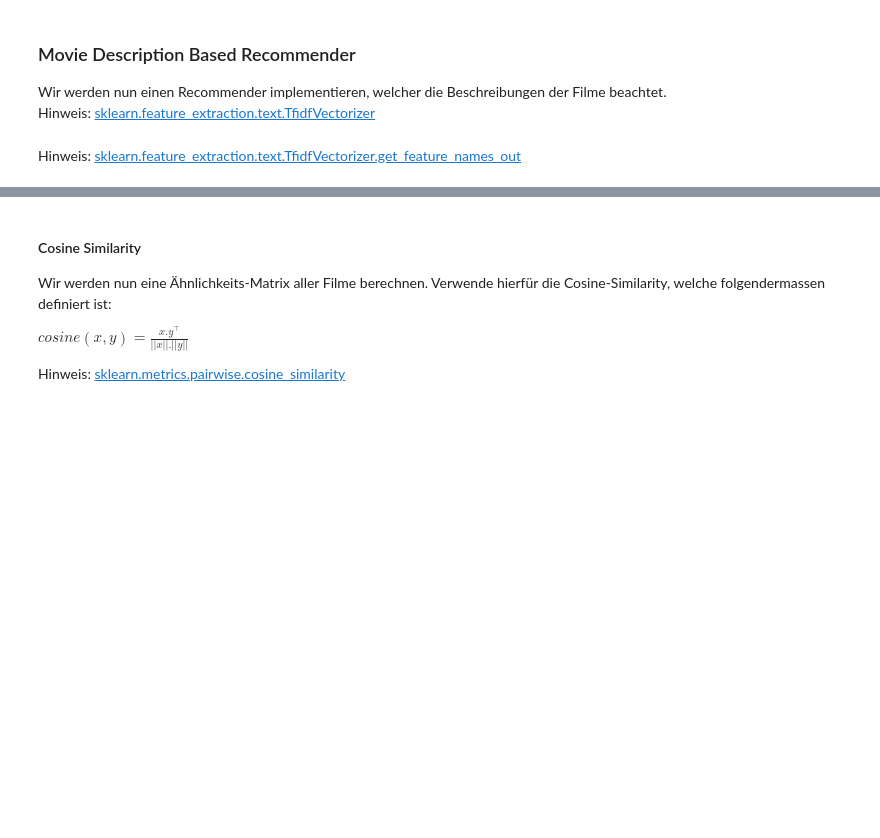
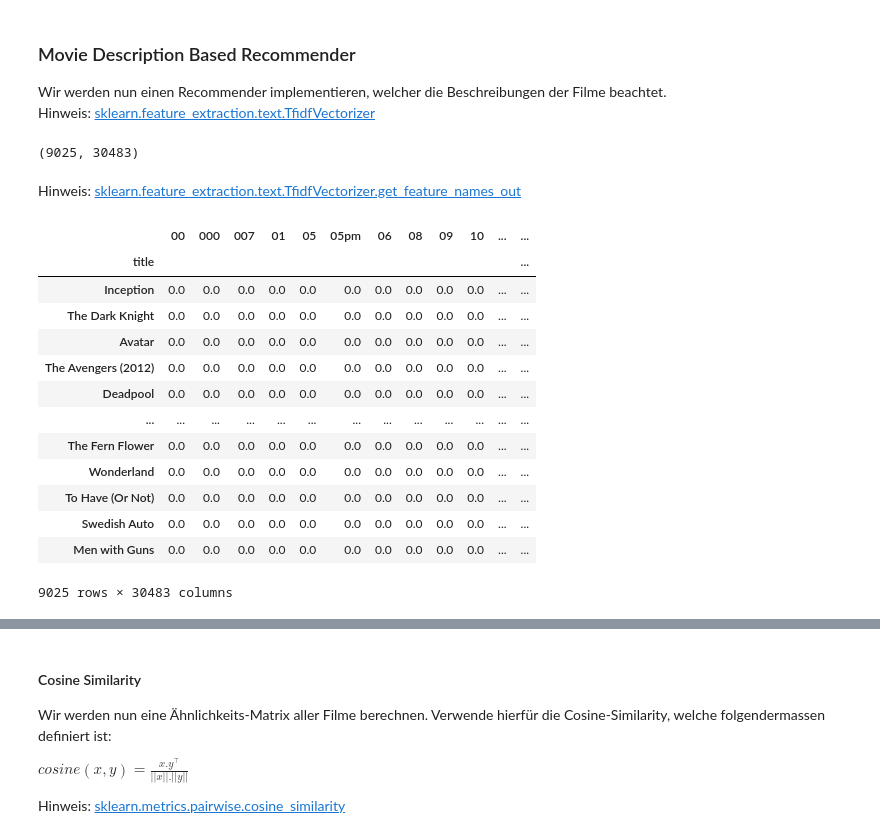
Before and after one commit to gasserandreas/Jupyter-lab-fhnw, a Jupyter notebook: 12_Recommender Systeme/uebung_2_1_content_based_recommender.ipynb, the cells around one changed output, grey strips where cells are left out. Cells and saved outputs as stored; diff of their text form; code cells hidden in the pictures; blank space fills up the shorter version.

```diff
--- a/12_Recommender Systeme/uebung_2_1_content_based_recommender.ipynb
+++ b/12_Recommender Systeme/uebung_2_1_content_based_recommender.ipynb
@@ -23,8 +31,30 @@ Wir werden nun einen Recommender implementieren, welcher die Beschreibungen der
 Hinweis: [sklearn.feature_extraction.text.TfidfVectorizer](https://scikit-learn.org/stable/modules/generated/sklearn.feature_extraction.text.TfidfVectorizer.html)
 # %%
 # Transformiere die descriptions mit dem TFidfVectorizer zu einer tfidf-Matrix
+tf = TfidfVectorizer(analyzer='word', stop_words='english')
+tfidf_matrix = tf.fit_transform(movies['tagline'] + ' ' + movies['overview'])
+tfidf_matrix.shape
+# %% [output]
+(9025, 30483)
 # %% [markdown]
 Hinweis: [sklearn.feature_extraction.text.TfidfVectorizer.get_feature_names_out](https://scikit-learn.org/stable/modules/generated/sklearn.feature_extraction.text.TfidfVectorizer.html#sklearn.feature_extraction.text.TfidfVectorizer.get_feature_names_out)
 # %%
 # Um die tfidf_matrix besser zu verstehen können wir diese wieder in ein DataFrame umwandeln,
 # mit den Filmtitel als Zeilen (index) und Feature-Names in den Spalten (columns)
+text_features = pd.DataFrame(tfidf_matrix.toarray(), index=movies.index, columns=tf.get_feature_names_out())
+text_features
+# %% [output]
+|  | 00 | 000 | 007 | 01 | 05 | 05pm | 06 | 08 | 09 | 10 | ... | ... |
+| title |  |  |  |  |  |  |  |  |  |  |  | ... |
+| Inception | 0.0 | 0.0 | 0.0 | 0.0 | 0.0 | 0.0 | 0.0 | 0.0 | 0.0 | 0.0 | ... | ... |
+| The Dark Knight | 0.0 | 0.0 | 0.0 | 0.0 | 0.0 | 0.0 | 0.0 | 0.0 | 0.0 | 0.0 | ... | ... |
+| Avatar | 0.0 | 0.0 | 0.0 | 0.0 | 0.0 | 0.0 | 0.0 | 0.0 | 0.0 | 0.0 | ... | ... |
+| The Avengers (2012) | 0.0 | 0.0 | 0.0 | 0.0 | 0.0 | 0.0 | 0.0 | 0.0 | 0.0 | 0.0 | ... | ... |
+| Deadpool | 0.0 | 0.0 | 0.0 | 0.0 | 0.0 | 0.0 | 0.0 | 0.0 | 0.0 | 0.0 | ... | ... |
+| ... | ... | ... | ... | ... | ... | ... | ... | ... | ... | ... | ... | ... |
+| The Fern Flower | 0.0 | 0.0 | 0.0 | 0.0 | 0.0 | 0.0 | 0.0 | 0.0 | 0.0 | 0.0 | ... | ... |
+| Wonderland | 0.0 | 0.0 | 0.0 | 0.0 | 0.0 | 0.0 | 0.0 | 0.0 | 0.0 | 0.0 | ... | ... |
+| To Have (Or Not) | 0.0 | 0.0 | 0.0 | 0.0 | 0.0 | 0.0 | 0.0 | 0.0 | 0.0 | 0.0 | ... | ... |
+| Swedish Auto | 0.0 | 0.0 | 0.0 | 0.0 | 0.0 | 0.0 | 0.0 | 0.0 | 0.0 | 0.0 | ... | ... |
+| Men with Guns | 0.0 | 0.0 | 0.0 | 0.0 | 0.0 | 0.0 | 0.0 | 0.0 | 0.0 | 0.0 | ... | ... |
+9025 rows × 30483 columns
```
Also changed, not shown: parts of 20 cells of this notebook, 1 other file.
